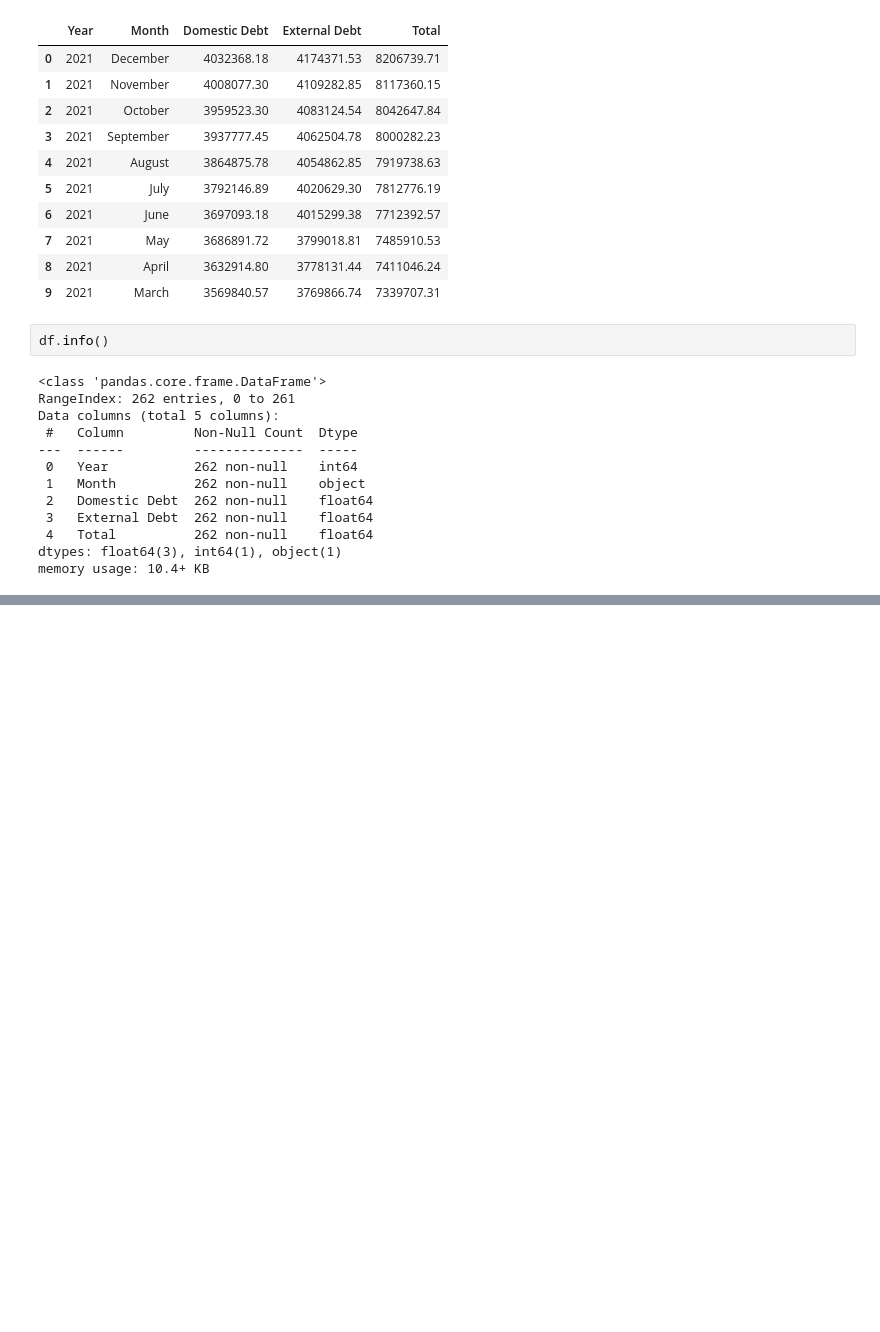
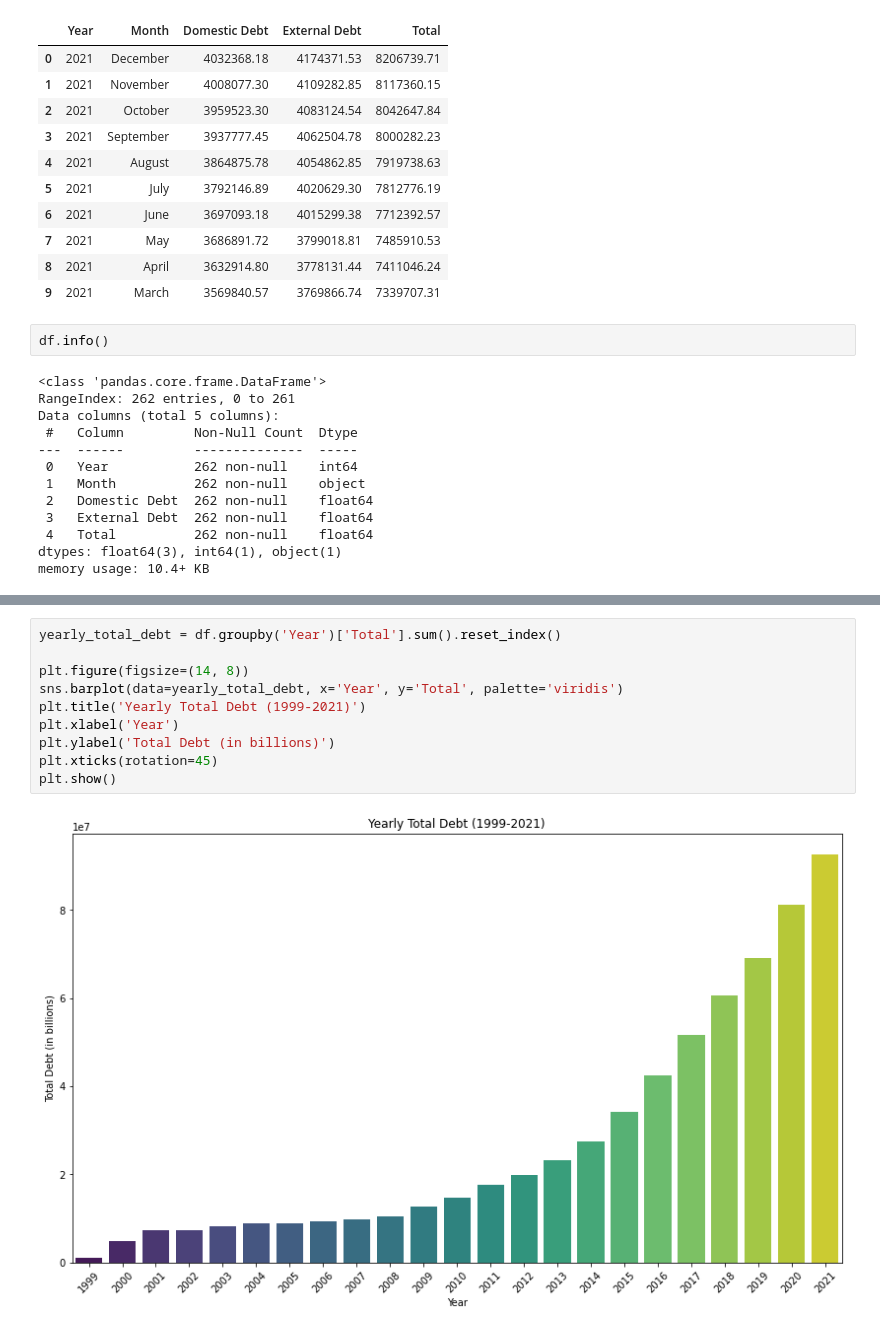
Before and after one commit to josephdamilare01/Kenya_financial_debts, a Jupyter notebook: kenya_fin_debts.ipynb, the cells around one changed output, grey strips where cells are left out. Saved outputs shown, nothing was run; the diff lists cells and outputs as text; blank space fills up the shorter version.

```diff
--- a/kenya_fin_debts.ipynb
+++ b/kenya_fin_debts.ipynb
@@ -64,0 +77,12 @@ memory usage: 10.4+ KB
+# %%
+yearly_total_debt = df.groupby('Year')['Total'].sum().reset_index()
+
+plt.figure(figsize=(14, 8))
+sns.barplot(data=yearly_total_debt, x='Year', y='Total', palette='viridis')
+plt.title('Yearly Total Debt (1999-2021)')
+plt.xlabel('Year')
+plt.ylabel('Total Debt (in billions)')
+plt.xticks(rotation=45)
+plt.show()
+# %% [output]
+[figure, added]
```
Also changed, not shown: parts of 5 cells of this notebook.
